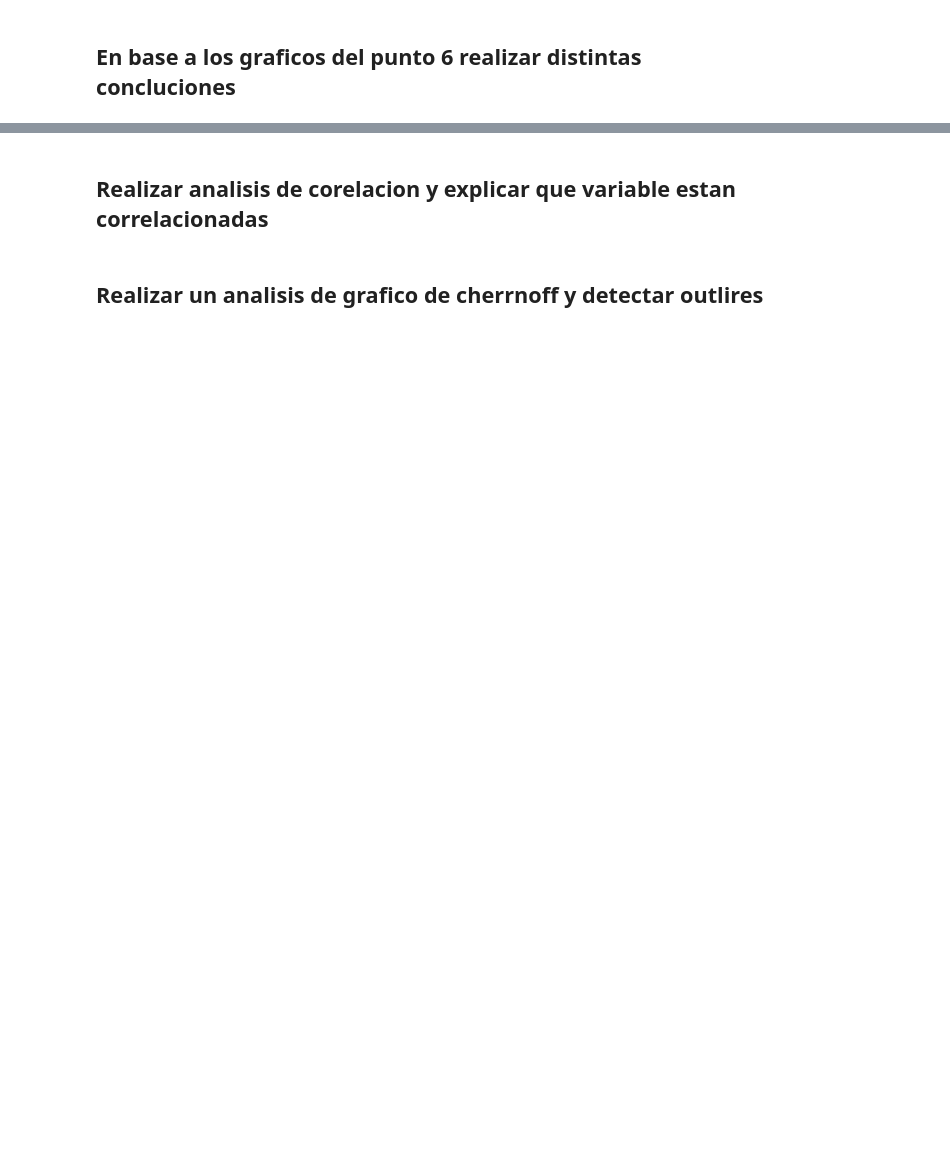
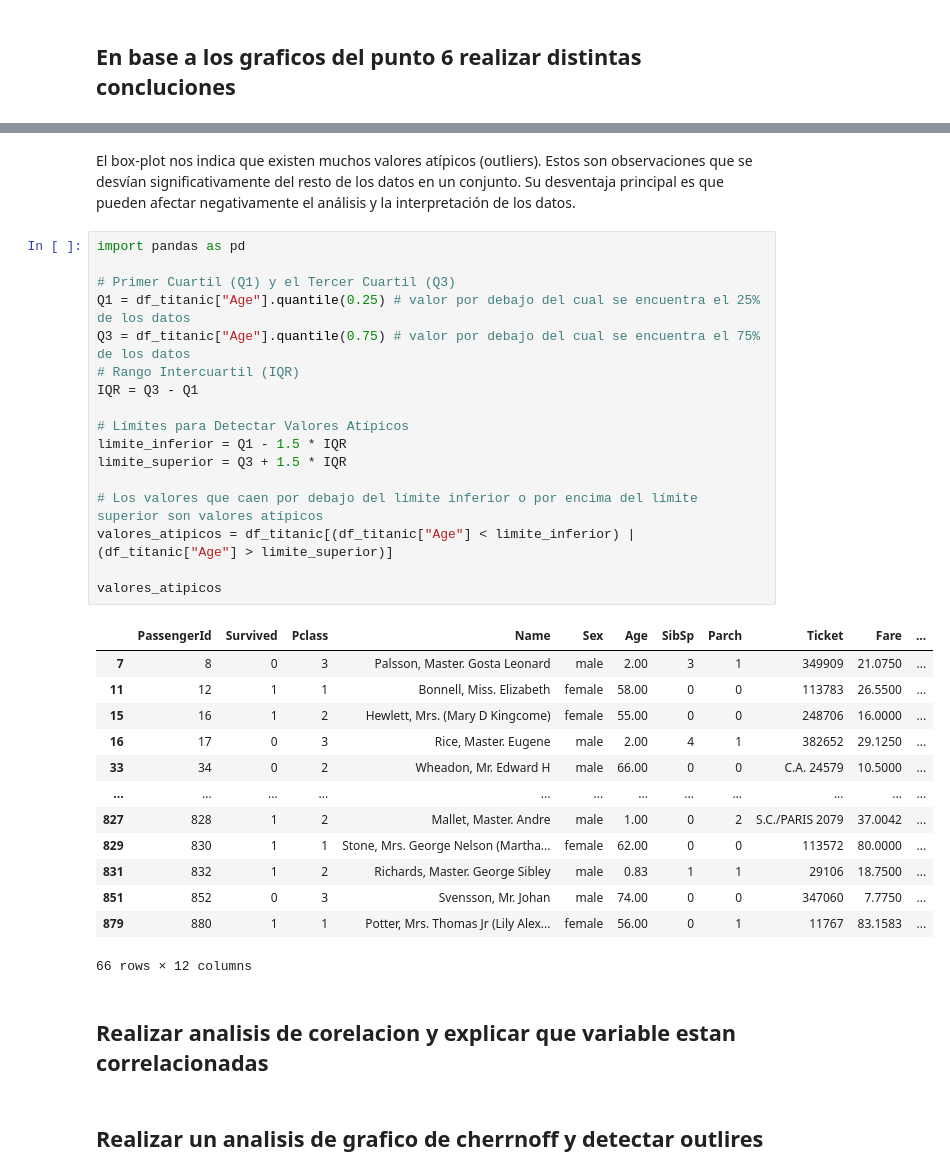
Before and after one commit to agustinsalum/ciencia-datos-python, a Jupyter notebook: Trabajos-practicos/tp4/tp4.ipynb, the cells around one changed output, grey strips where cells are left out. Saved outputs shown, nothing was run; the diff lists cells and outputs as text; blank space fills up the shorter version.

```diff
--- a/Trabajos-practicos/tp4/tp4.ipynb
+++ b/Trabajos-practicos/tp4/tp4.ipynb
@@ -505,3 +557,36 @@ A continuacion se muestran las correspondencias:
+# %% [markdown]
+El box-plot nos indica que existen muchos valores atípicos (outliers). Estos son observaciones que se desvían significativamente del resto de los datos en un conjunto. Su desventaja principal es que pueden afectar negativamente el análisis y la interpretación de los datos.
+# %%
+import pandas as pd
+
+# Primer Cuartil (Q1) y el Tercer Cuartil (Q3)
+Q1 = df_titanic["Age"].quantile(0.25) # valor por debajo del cual se encuentra el 25% de los datos
+Q3 = df_titanic["Age"].quantile(0.75) # valor por debajo del cual se encuentra el 75% de los datos
+# Rango Intercuartil (IQR)
+IQR = Q3 - Q1
+
+# Límites para Detectar Valores Atípicos
+limite_inferior = Q1 - 1.5 * IQR
+limite_superior = Q3 + 1.5 * IQR
+
+# Los valores que caen por debajo del límite inferior o por encima del límite superior son valores atípicos
+valores_atipicos = df_titanic[(df_titanic["Age"] < limite_inferior) | (df_titanic["Age"] > limite_superior)]
+
+valores_atipicos
+# %% [output]
+|  | PassengerId | Survived | Pclass | Name | Sex | Age | SibSp | Parch | Ticket | Fare | ... |
+| 7 | 8 | 0 | 3 | Palsson, Master. Gosta Leonard | male | 2.00 | 3 | 1 | 349909 | 21.0750 | ... |
+| 11 | 12 | 1 | 1 | Bonnell, Miss. Elizabeth | female | 58.00 | 0 | 0 | 113783 | 26.5500 | ... |
+| 15 | 16 | 1 | 2 | Hewlett, Mrs. (Mary D Kingcome) | female | 55.00 | 0 | 0 | 248706 | 16.0000 | ... |
+| 16 | 17 | 0 | 3 | Rice, Master. Eugene | male | 2.00 | 4 | 1 | 382652 | 29.1250 | ... |
+| 33 | 34 | 0 | 2 | Wheadon, Mr. Edward H | male | 66.00 | 0 | 0 | C.A. 24579 | 10.5000 | ... |
+| ... | ... | ... | ... | ... | ... | ... | ... | ... | ... | ... | ... |
+| 827 | 828 | 1 | 2 | Mallet, Master. Andre | male | 1.00 | 0 | 2 | S.C./PARIS 2079 | 37.0042 | ... |
+| 829 | 830 | 1 | 1 | Stone, Mrs. George Nelson (Martha... | female | 62.00 | 0 | 0 | 113572 | 80.0000 | ... |
+| 831 | 832 | 1 | 2 | Richards, Master. George Sibley | male | 0.83 | 1 | 1 | 29106 | 18.7500 | ... |
+| 851 | 852 | 0 | 3 | Svensson, Mr. Johan | male | 74.00 | 0 | 0 | 347060 | 7.7750 | ... |
+| 879 | 880 | 1 | 1 | Potter, Mrs. Thomas Jr (Lily Alex... | female | 56.00 | 0 | 1 | 11767 | 83.1583 | ... |
+66 rows × 12 columns
 # %% [markdown]
 ## Realizar analisis de corelacion y explicar que variable estan correlacionadas
 # %% [markdown]
```
Also changed, not shown: parts of 8 cells of this notebook.
